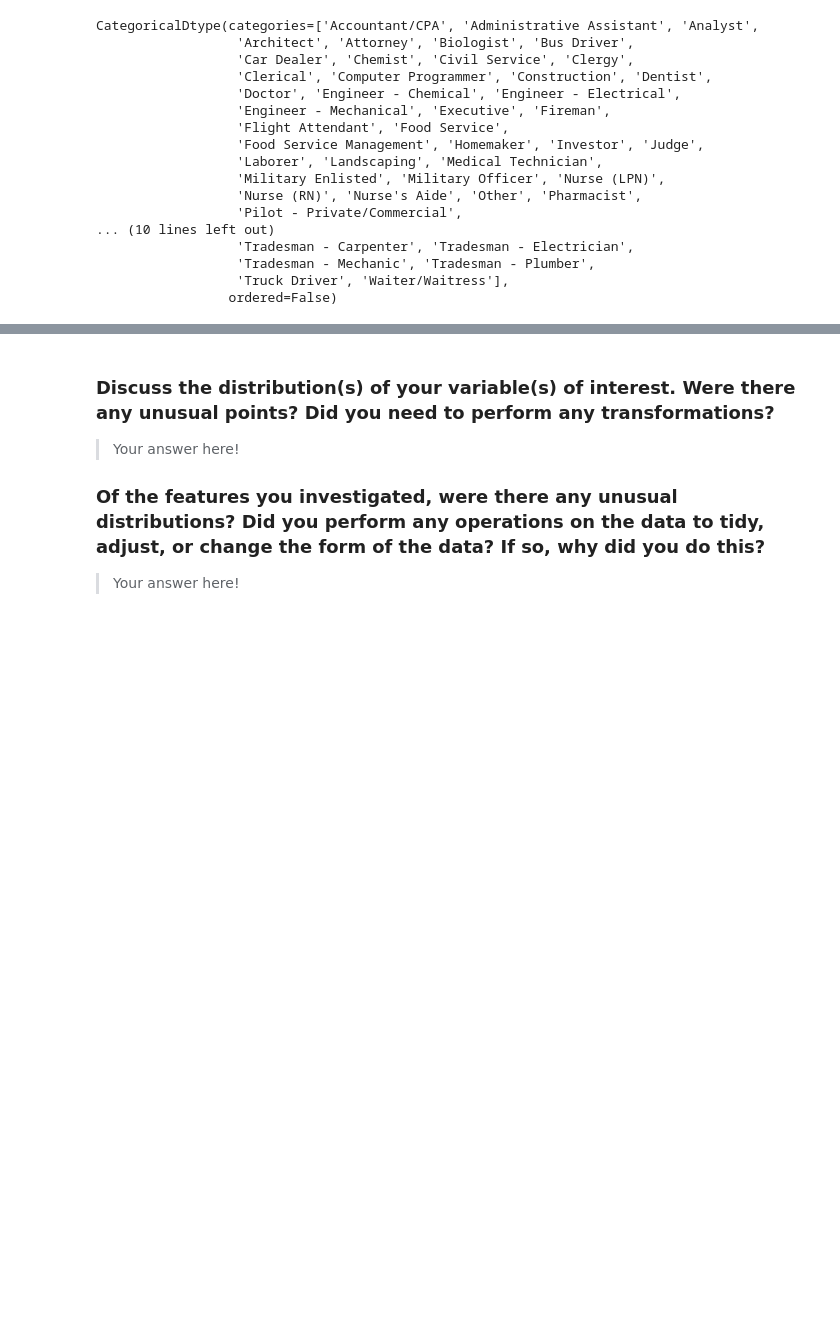
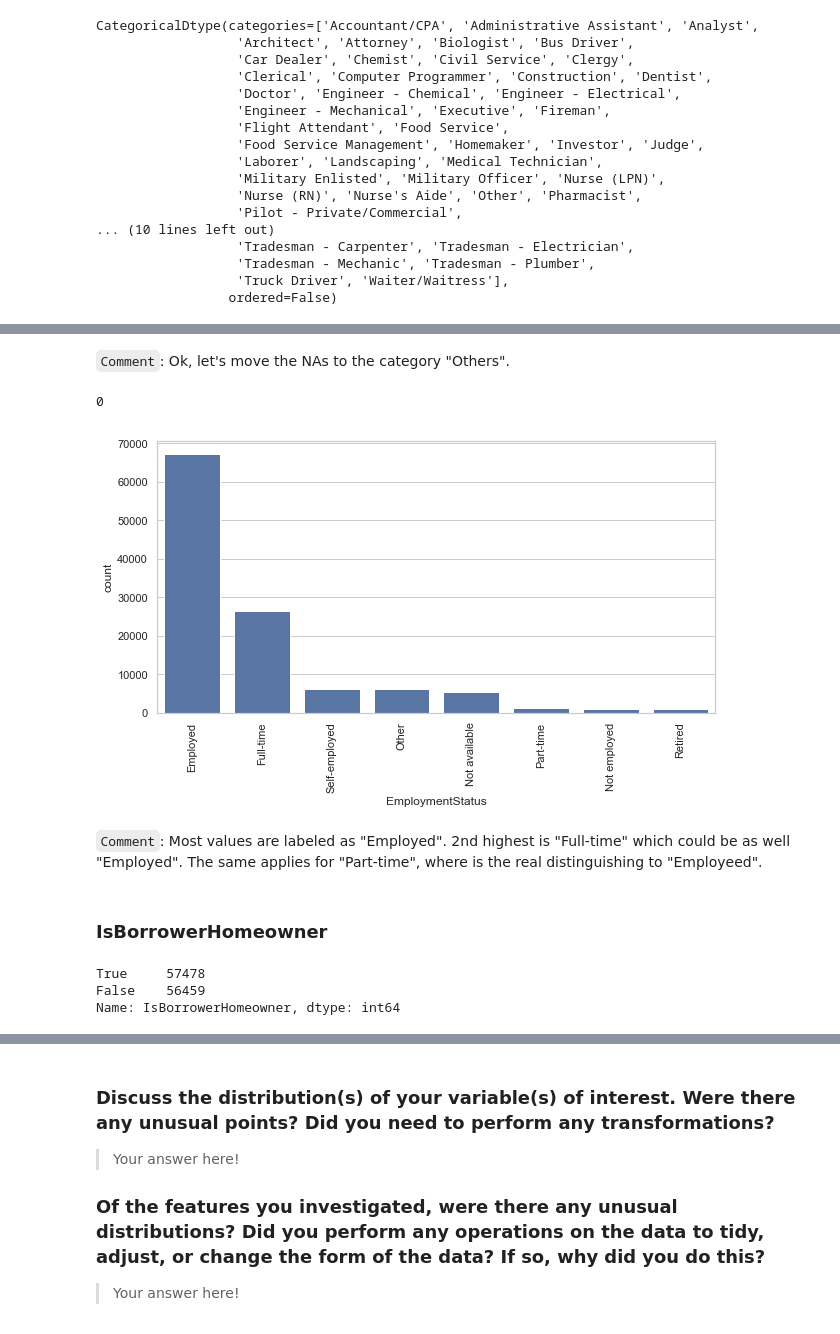
Before and after one commit to moosial/CommunicateDataFindings, a Jupyter notebook: exploration_Prosper_CA.ipynb, the cells around one changed output, grey strips where cells are left out. Cells and saved outputs as stored; diff of their text form; code cells hidden in the pictures; blank space fills up the shorter version.

```diff
--- a/exploration_Prosper_CA.ipynb
+++ b/exploration_Prosper_CA.ipynb
@@ -340,0 +328,30 @@ Name: Occupation, Length: 66, dtype: int64
+# %% [markdown]
+`Comment`: Ok, let's move the NAs to the category "Others".
+# %%
+# change EmployeeStatus NAs to "Others"
+df['EmploymentStatus'].fillna(df.EmploymentStatus.value_counts().index[4], inplace=True)
+print(df['EmploymentStatus'].isna().sum())
+df.EmploymentStatus.value_counts()
+# change to categorial
+df['EmploymentStatus'] = df['EmploymentStatus'].astype('category')
+# %% [output]
+0
+# %%
+# let's do a bar plot
+plt.figure(figsize = [10, 5])
+base_color = sb.color_palette()[0]
+sb.countplot(data = df, x = 'EmploymentStatus',color=base_color, order=df['EmploymentStatus'].value_counts().index)
+plt.xticks(rotation=90);
+# %% [output]
+[figure, added]
+# %% [markdown]
+`Comment`: Most values are labeled as "Employed". 2nd highest is "Full-time" which could be as well "Employed". The same applies for "Part-time", where is the real distinguishing to "Employeed".
+# %% [markdown]
+### IsBorrowerHomeowner
+# %%
+sorted_counts=df.IsBorrowerHomeowner.value_counts().sort_values(ascending = False)
+sorted_counts
+# %% [output]
+True     57478
+False    56459
+Name: IsBorrowerHomeowner, dtype: int64
```
Also changed, not shown: parts of 33 cells of this notebook, 2 other files.
